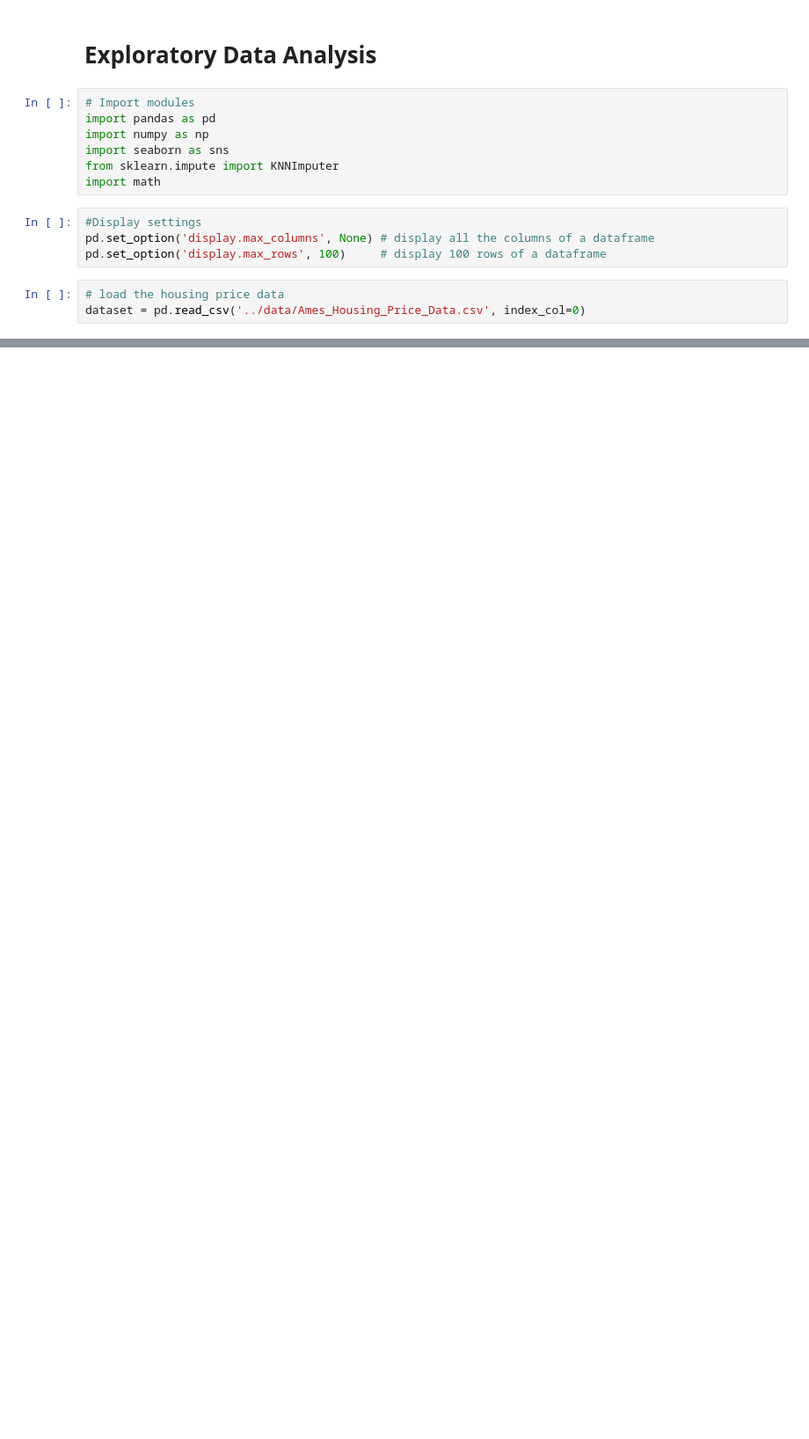
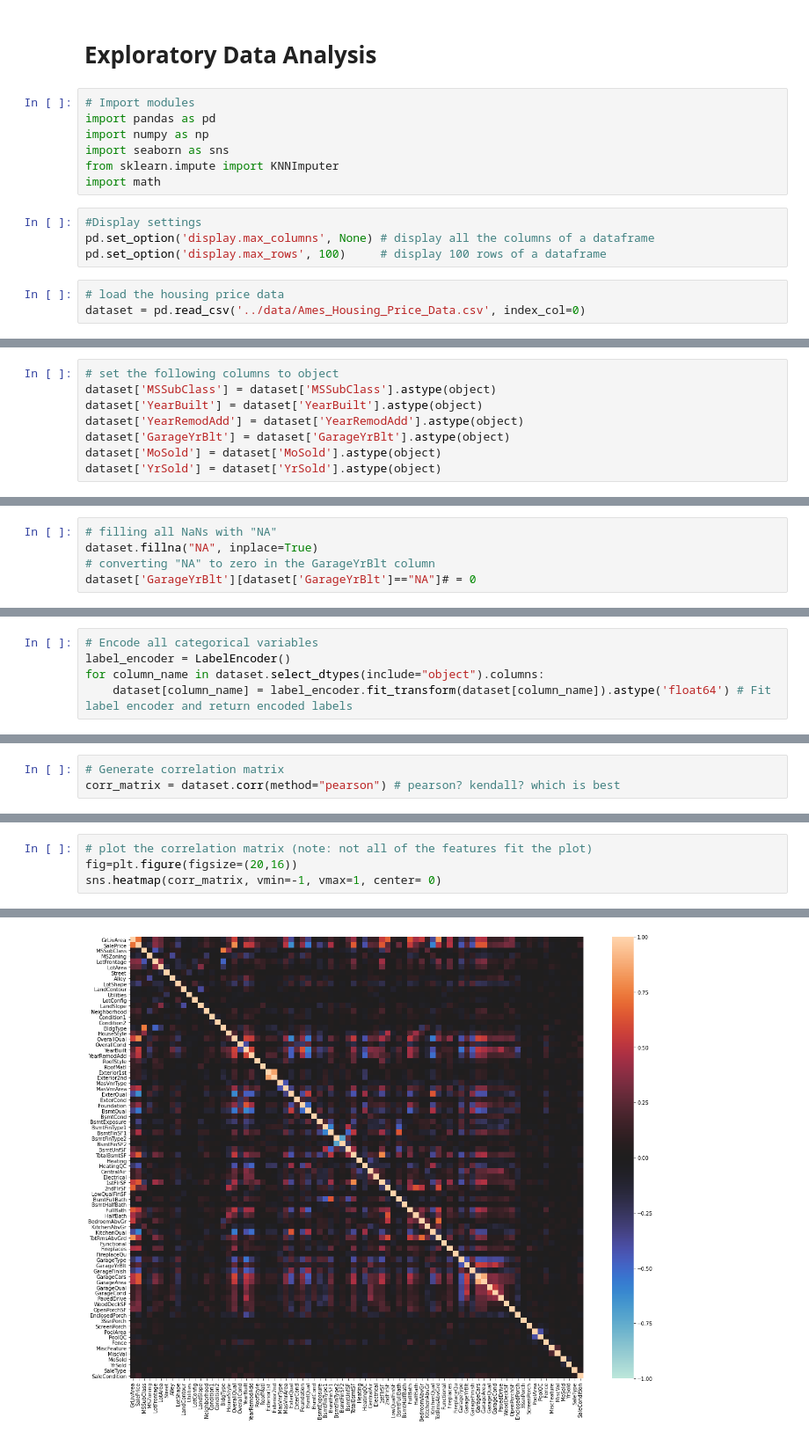
Before and after one commit to hikarinosenshi/ml_project, a Jupyter notebook: final/Presentation_Rough.ipynb, the cells around one changed output, grey strips where cells are left out. Shown at 88% size. Saved outputs shown, nothing was run; the diff lists cells and outputs as text; blank space fills up the shorter version.

```diff
--- a/final/Presentation_Final.ipynb
+++ b/final/Presentation_Rough.ipynb
@@ -37,0 +719,8 @@ dataset = pd.read_csv('../data/Ames_Housing_Price_Data.csv', index_col=0)
+# %%
+# set the following columns to object
+dataset['MSSubClass'] = dataset['MSSubClass'].astype(object)
+dataset['YearBuilt'] = dataset['YearBuilt'].astype(object)
+dataset['YearRemodAdd'] = dataset['YearRemodAdd'].astype(object)
+dataset['GarageYrBlt'] = dataset['GarageYrBlt'].astype(object)
+dataset['MoSold'] = dataset['MoSold'].astype(object)
+dataset['YrSold'] = dataset['YrSold'].astype(object)
@@ -37,0 +733,5 @@ dataset = pd.read_csv('../data/Ames_Housing_Price_Data.csv', index_col=0)
+# %%
+# filling all NaNs with "NA"
+dataset.fillna("NA", inplace=True)
+# converting "NA" to zero in the GarageYrBlt column
+dataset['GarageYrBlt'][dataset['GarageYrBlt']=="NA"]# = 0
@@ -37,0 +740,5 @@ dataset = pd.read_csv('../data/Ames_Housing_Price_Data.csv', index_col=0)
+# %%
+# Encode all categorical variables
+label_encoder = LabelEncoder()
+for column_name in dataset.select_dtypes(include="object").columns:
+    dataset[column_name] = label_encoder.fit_transform(dataset[column_name]).astype('float64') # Fit label encoder and return encoded labels
@@ -37,0 +749,3 @@ dataset = pd.read_csv('../data/Ames_Housing_Price_Data.csv', index_col=0)
+# %%
+# Generate correlation matrix
+corr_matrix = dataset.corr(method="pearson") # pearson? kendall? which is best
@@ -37,0 +769,5 @@ dataset = pd.read_csv('../data/Ames_Housing_Price_Data.csv', index_col=0)
+# %%
+# plot the correlation matrix (note: not all of the features fit the plot)
+fig=plt.figure(figsize=(20,16))
+sns.heatmap(corr_matrix, vmin=-1, vmax=1, center= 0)
+# %% [output]
@@ -37,0 +775 @@ dataset = pd.read_csv('../data/Ames_Housing_Price_Data.csv', index_col=0)
+[figure, added]
```
Also changed, not shown: parts of 203 cells of this notebook, 1 other file.
